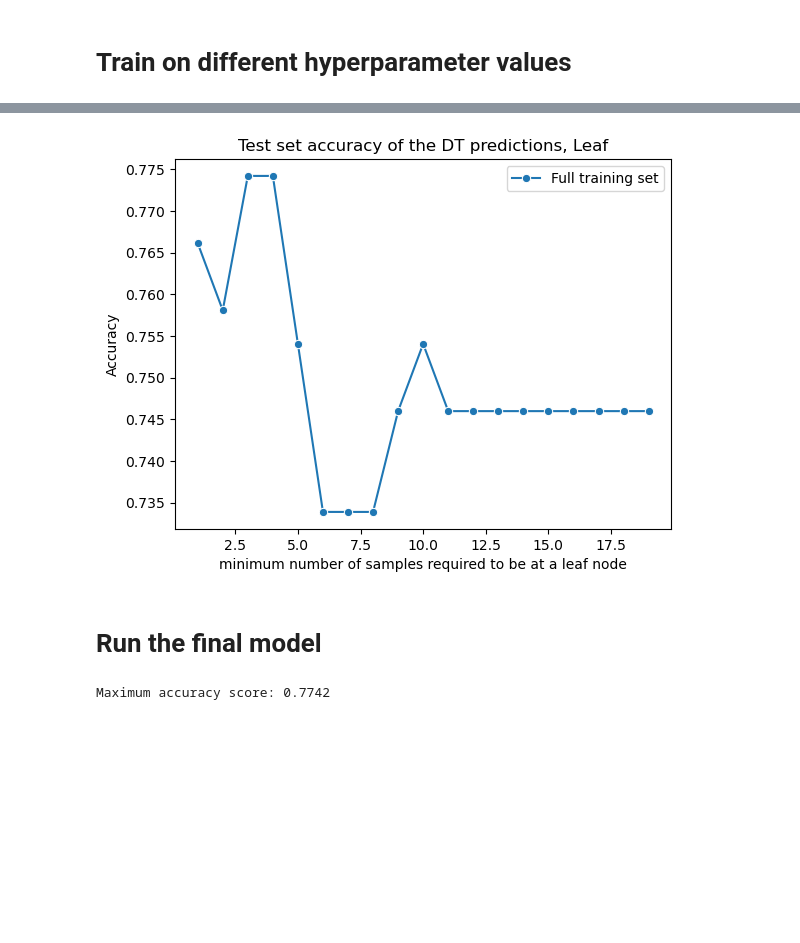
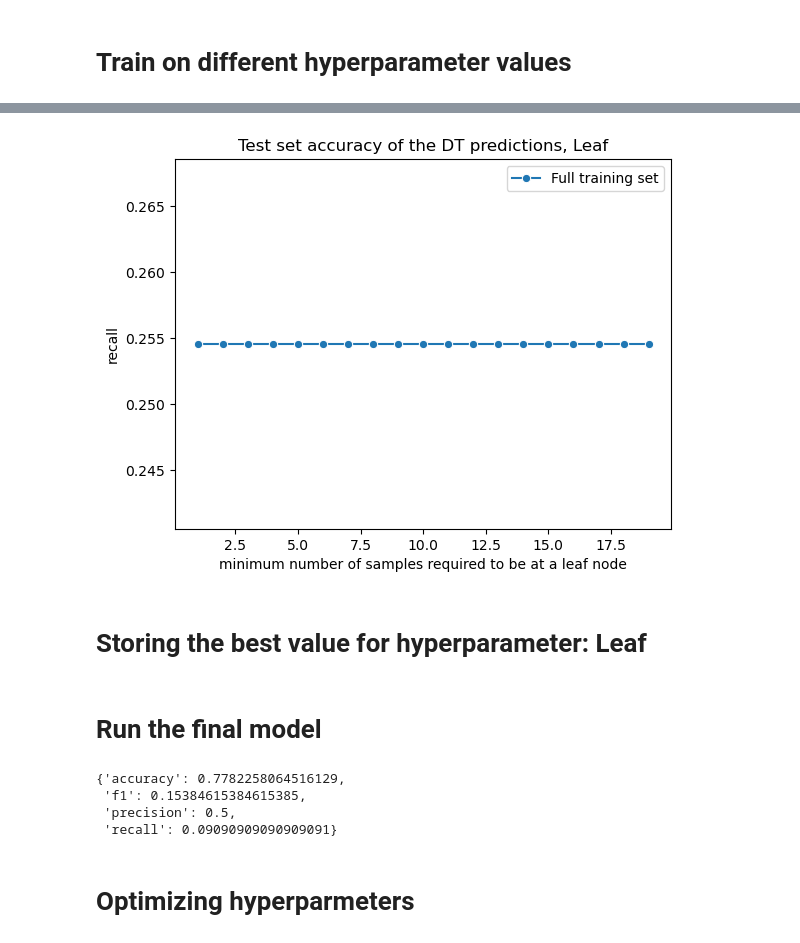
Before and after one commit to THE-MOLECULAR-MAN/machine-learning, a Jupyter notebook: comedy_bang_bang_podcast/cbb_decision_tree_model.ipynb, the cells around one changed output, grey strips where cells are left out. Drawn from its saved outputs; the diff is of its cells as text; code cells hidden in the pictures; blank space fills up the shorter version.

```diff
--- a/comedy_bang_bang_podcast/cbb_decision_tree_model.ipynb
+++ b/comedy_bang_bang_podcast/cbb_decision_tree_model.ipynb
@@ -32,6 +48,7 @@ LABEL_COLUMN_NAME = 'label'
 # %%
-filename = os.path.join(os.getcwd(), "data",
-                "Comedy_bang_bang_podcast_dataset - full_dataset-v16_train.csv")
+filename = os.path.join(
+    os.getcwd(), "data", "Comedy_bang_bang_podcast_dataset - full_dataset-v16_train.csv"
+)
 df = pd.read_csv(filename, header=0)
 
 df.head()
@@ -69,10 +89,11 @@ for index, value in nan_count.items():
 # Split up the data
 # %%
 y = df[LABEL_COLUMN_NAME]
-X = df.drop(columns = LABEL_COLUMN_NAME, axis=1)
+X = df.drop(columns=LABEL_COLUMN_NAME, axis=1)
 
-X_train, X_test, y_train, y_test = train_test_split(X, y, test_size=TEST_SIZE,
-                                                    random_state=RANDOM_STATE)
+X_train, X_test, y_train, y_test = train_test_split(
+    X, y, test_size=TEST_SIZE, random_state=RANDOM_STATE
+)
 # %% [markdown]
 # Define a function that builds a model given hyperparameters
 # %%
@@ -144,34 +166,28 @@ plt.show()
+# %%
+# best max depth value found:
+OPTIMUM_MAX_DEPTH = 2
 # %%
-# best max depth value found in previous run:
-OPTIMUM_MAX_DEPTH = 5
-
-# re-initialize the output array to avoid reusing old results,
-
-# also to save memory and avoid creating a new variable
-acc = []
-
-# original test to look for local maximum broadly
-# leaf_range = [2**i for i in range(8)]
-
-# new range to local specific max:
-leaf_range = range(1,20,1)
+# initialize an empty list to store results
+metrics_list_leaf = []
 
 # iterate through list of potential leaf values
-for leaf in leaf_range:
+for leaf in MIN_SAMPLES_TO_MAKE_LEAF_RANGE:
     score = train_test_DT(X_train, X_test, y_train, y_test, leaf,
                           OPTIMUM_MAX_DEPTH)
     # print(f'Leaf = {leaf}, accuracy score: {score}')
-    acc.append(float(score))
+    metrics_list_leaf.append(float(resulting_metrics[METRIC_TO_MEAUSRE]))
 
 fig = plt.figure()
 ax = fig.add_subplot(111)
-p = sns.lineplot(x=leaf_range, y=acc, marker='o', label = 'Full training set')
+p = sns.lineplot(x=MIN_SAMPLES_TO_MAKE_LEAF_RANGE, y=metrics_list_leaf,
+                 marker="o",
+                 label="Full training set")
 
-plt.title('Test set accuracy of the DT predictions, Leaf')
-ax.set_xlabel('minimum number of samples required to be at a leaf node')
-ax.set_ylabel('Accuracy')
+plt.title("Test set accuracy of the DT predictions, Leaf")
+ax.set_xlabel("minimum number of samples required to be at a leaf node")
+ax.set_ylabel(METRIC_TO_MEAUSRE)
 plt.show()
-
-OPTIMUM_LEAF = 4
 # %% [output]
-[figure, old version]
+[figure, new version]
+# %% [markdown]
+# Storing the best value for hyperparameter: Leaf
@@ -179,8 +197,13 @@ OPTIMUM_LEAF = 4
 # Run the final model
 # %%
 # run the final model that uses both of the optimum values:
-score = train_test_DT(X_train, X_test, y_train, y_test, OPTIMUM_LEAF,
-                      OPTIMUM_MAX_DEPTH)
-print(f'Maximum accuracy score: {score:.4}')
+final_metrics = train_test_DT(X_train, X_test, y_train, y_test, OPTIMUM_LEAF, OPTIMUM_MAX_DEPTH)
+final_metrics
+# print(f"Maximum accuracy score: {score:.4}")
 # %% [output]
-Maximum accuracy score: 0.7742
+{'accuracy': 0.7782258064516129,
+ 'f1': 0.15384615384615385,
+ 'precision': 0.5,
+ 'recall': 0.09090909090909091}
+# %% [markdown]
+# Optimizing hyperparmeters
```
Also changed, not shown: parts of 14 cells of this notebook.
